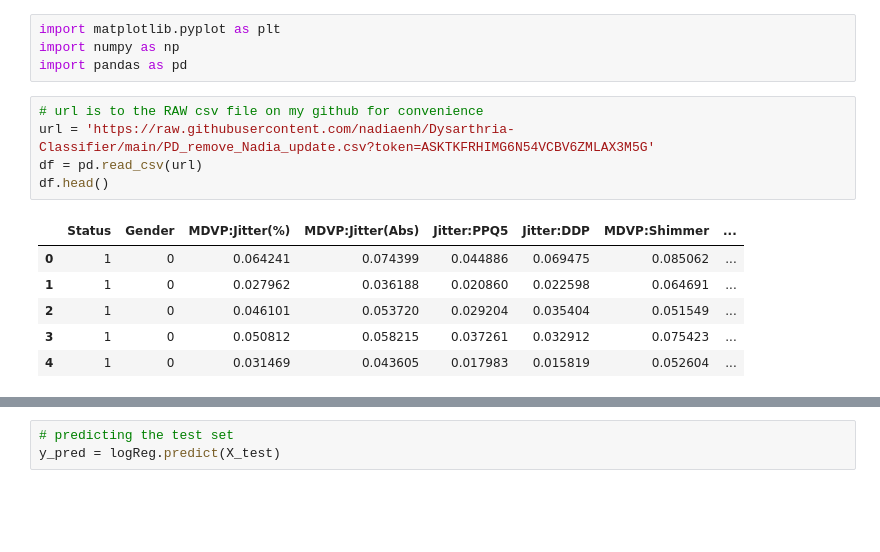
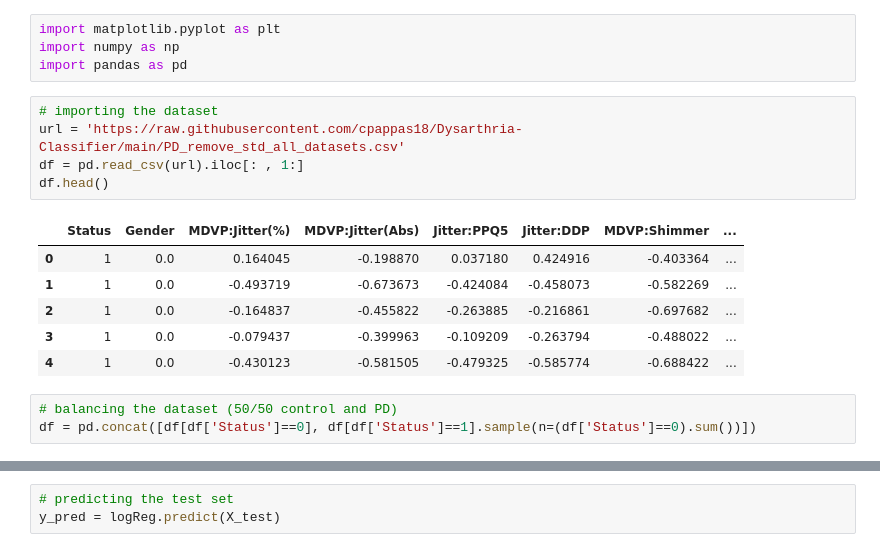
Before and after one commit to cpappas18/articulaite, a Jupyter notebook: logistic_regression.ipynb, the cells around one changed output, grey strips where cells are left out. Drawn from its saved outputs; the diff is of its cells as text; blank space fills up the shorter version.

```diff
--- a/logistic_regression.ipynb
+++ b/logistic_regression.ipynb
@@ -3,17 +5,20 @@ import matplotlib.pyplot as plt
 import numpy as np
 import pandas as pd
 # %%
-# url is to the RAW csv file on my github for convenience
-url = 'https://raw.githubusercontent.com/nadiaenh/Dysarthria-Classifier/main/PD_remove_Nadia_update.csv?token=ASKTKFRHIMG6N54VCBV6ZMLAX3M5G'
-df = pd.read_csv(url)
+# importing the dataset
+url = 'https://raw.githubusercontent.com/cpappas18/Dysarthria-Classifier/main/PD_remove_std_all_datasets.csv'
+df = pd.read_csv(url).iloc[: , 1:]
 df.head()
 # %% [output]
 |  | Status | Gender | MDVP:Jitter(%) | MDVP:Jitter(Abs) | Jitter:PPQ5 | Jitter:DDP | MDVP:Shimmer | ... |
-| 0 | 1 | 0 | 0.064241 | 0.074399 | 0.044886 | 0.069475 | 0.085062 | ... |
-| 1 | 1 | 0 | 0.027962 | 0.036188 | 0.020860 | 0.022598 | 0.064691 | ... |
-| 2 | 1 | 0 | 0.046101 | 0.053720 | 0.029204 | 0.035404 | 0.051549 | ... |
-| 3 | 1 | 0 | 0.050812 | 0.058215 | 0.037261 | 0.032912 | 0.075423 | ... |
-| 4 | 1 | 0 | 0.031469 | 0.043605 | 0.017983 | 0.015819 | 0.052604 | ... |
+| 0 | 1 | 0.0 | 0.164045 | -0.198870 | 0.037180 | 0.424916 | -0.403364 | ... |
+| 1 | 1 | 0.0 | -0.493719 | -0.673673 | -0.424084 | -0.458073 | -0.582269 | ... |
+| 2 | 1 | 0.0 | -0.164837 | -0.455822 | -0.263885 | -0.216861 | -0.697682 | ... |
+| 3 | 1 | 0.0 | -0.079437 | -0.399963 | -0.109209 | -0.263794 | -0.488022 | ... |
+| 4 | 1 | 0.0 | -0.430123 | -0.581505 | -0.479325 | -0.585774 | -0.688422 | ... |
+# %%
+# balancing the dataset (50/50 control and PD)
+df = pd.concat([df[df['Status']==0], df[df['Status']==1].sample(n=(df['Status']==0).sum())])
 # %%
 # fitting the LogReg model
 from sklearn.linear_model import LogisticRegression
```
Also changed, not shown: parts of 9 cells of this notebook.
